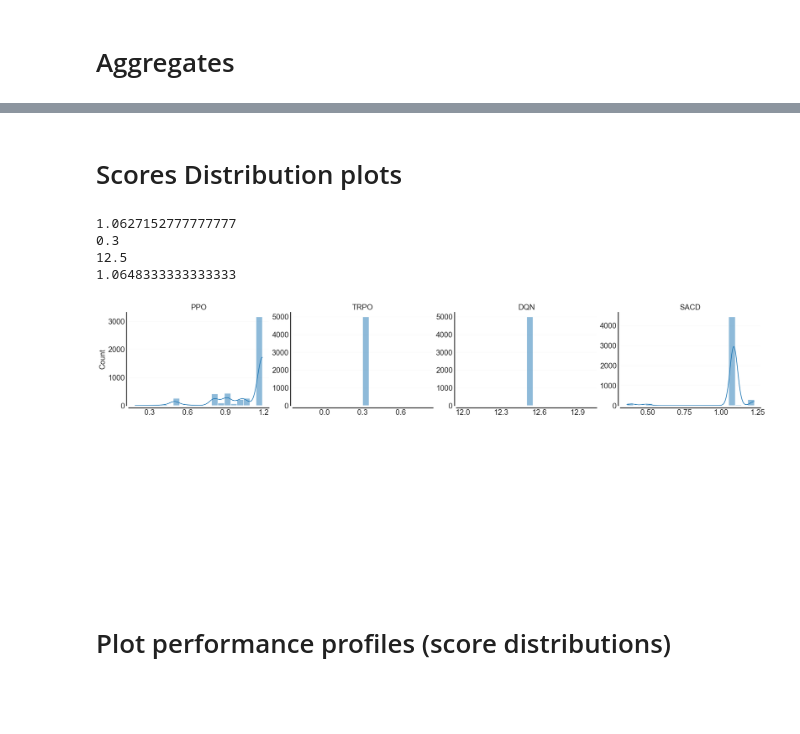
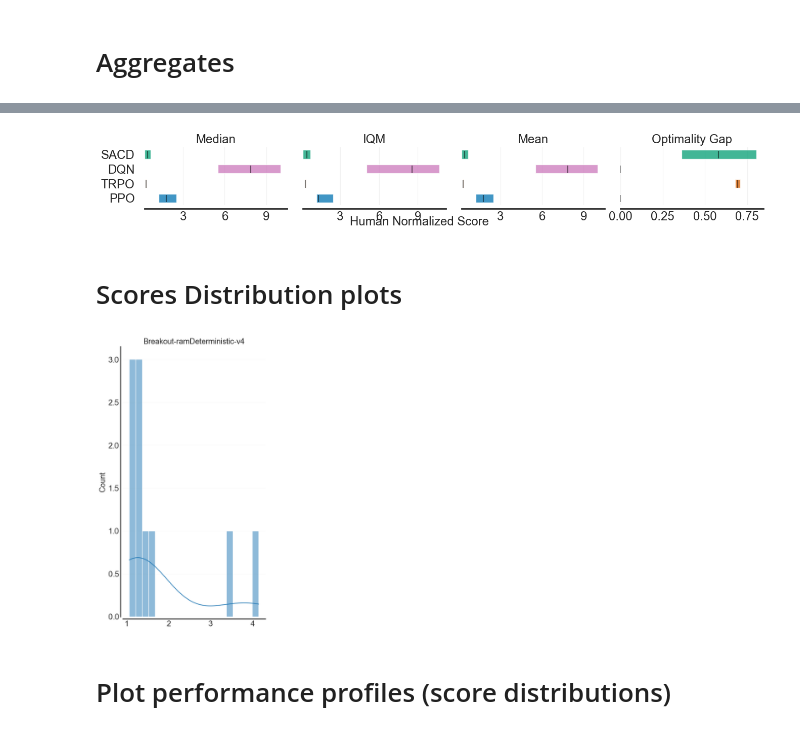
Before and after one commit to khuonglm/spinningup, a Jupyter notebook: spinup/utils/analysis.ipynb, the cells around one changed output, grey strips where cells are left out. Drawn from its saved outputs; the diff is of its cells as text; code cells hidden in the pictures; blank space fills up the shorter version.

```diff
--- a/spinup/utils/analysis.ipynb
+++ b/spinup/utils/analysis.ipynb
@@ -49,11 +49,9 @@ MEAN = lambda x: metrics.aggregate_mean(x)
 MEDIAN = lambda x: metrics.aggregate_median(x)
 
 RANDOM_SCORES = {
-    'Pong-ramDeterministic-v4': -20.7,
     'Breakout-ramDeterministic-v4': 1.7,
 }
 HUMAN_SCORES = {
-    'Pong-ramDeterministic-v4': 14.6,
     'Breakout-ramDeterministic-v4': 30.5,
 }
 # %%
@@ -103,10 +98,18 @@ def load_data(
-# %%
-algos = ['PPO', 'TRPO', 'DQN', 'SACD']
-data_files = [
-    '/Users/khuongle/Documents/4th-semester/cs492/spinningup_stable/spinningup/data/ppo_Breakout-ramDeterministic-v4/ppo_Breakout-ramDeterministic-v4_s928/model2021.txt',
-    '/Users/khuongle/Documents/4th-semester/cs492/spinningup_stable/spinningup/data/trpo_Breakout-ramDeterministic-v4/trpo_Breakout-ramDeterministic-v4_s746/model2499.txt',
-    '/Users/khuongle/Documents/4th-semester/cs492/spinningup_stable/spinningup/data/dqn_Breakout-ramDeterministic-v4/dqn_Breakout-ramDeterministic-v4_s384/model2158.txt',
-    '/Users/khuongle/Documents/4th-semester/cs492/spinningup_stable/spinningup/data/sacd_Breakout-ramDeterministic-v4/sacd_Breakout-ramDeterministic-v4_s923/model248.txt'
-]
-env = 'Breakout-ramDeterministic-v4'
-evaluation_key = 'EpRet'
+# %%
+def load_data(
+        algos,
+        tasks,
+        data_files,
+        evaluation_key = 'EpRet',
+        normalization = False
+    ):
+    # load datasets
+    datadict = {}
+    datasets = []
+    for i in range(len(algos)):
+        score = []
+        for j in range(len(data_files[i])):
+            score.append(load_data_by_algo(tasks, data_files[i][j], evaluation_key, normalization))
+        datadict[algos[i]] = np.asarray(score)
+        datasets.append(score)
+    return datadict, np.asarray(datasets)
@@ -113,2 +251,2 @@ evaluation_key = 'EpRet'
 # %%
-datasets = load_data(algos, data_files, env, evaluation_key, True)
+datadict, datasets = load_data(algos, tasks, data_files, evaluation_key, True)
@@ -149,3 +303,7 @@ analyze_aggregates(algos, datasets, env + '_' + evaluation_key)
+# %%
+analyze_aggregates(algos, datadict)
+# %% [output]
+[figure, added]
 # %%
 def decorate_axis(ax, wrect=10, hrect=10, labelsize='large'):
   # Hide the right and top spines
@@ -193,13 +351,9 @@ reshape_datasets = np.moveaxis(reshape_datasets, -1, 0)
 # %%
-fig = plot_score_hist(reshape_datasets, bins=20, N=4, figsize=(26, 11), names=algos)
+fig = plot_score_hist(datadict['PPO'], bins=20, N=4, figsize=(26, 11), names=tasks)
 fig.subplots_adjust(hspace=0.85, wspace=0.17)
 plt.show()
 # %% [output]
-1.0627152777777777
-0.3
-12.5
-1.0648333333333333
-[figure, old version]
+[figure, new version]
 # %% [markdown]
 # Plot performance profiles (score distributions)
 # %%
```
Also changed, not shown: parts of 15 cells of this notebook, 1 other file.
